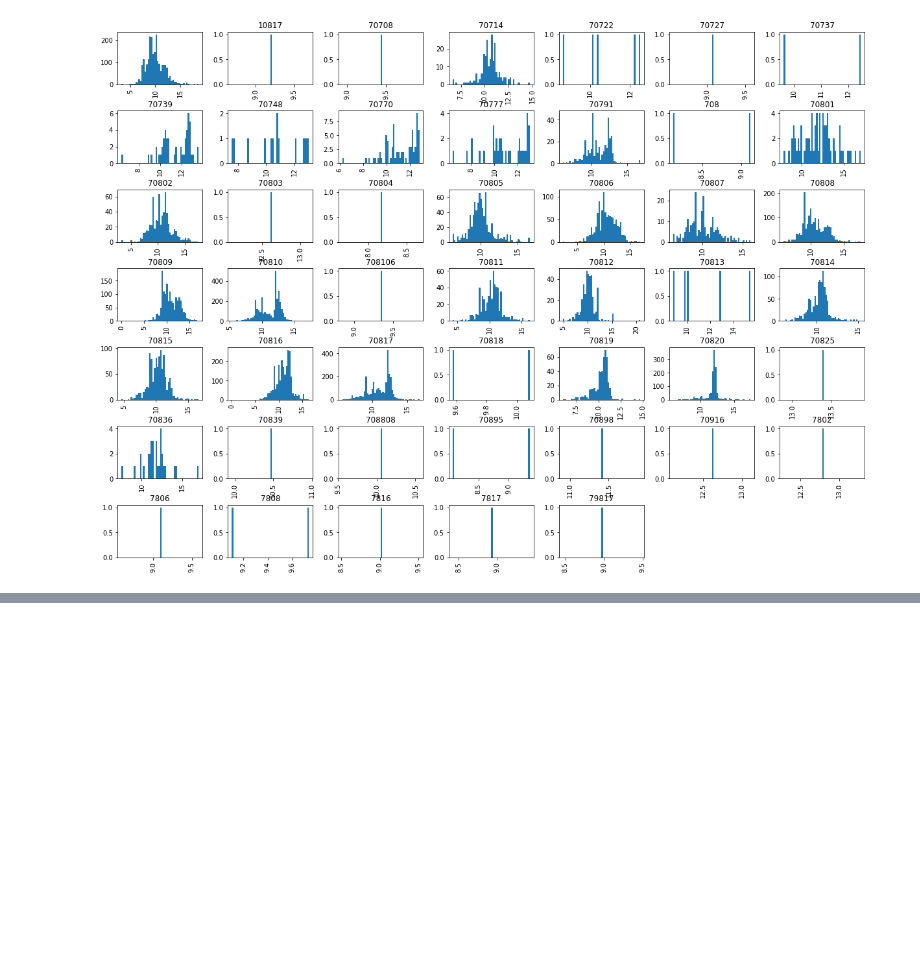
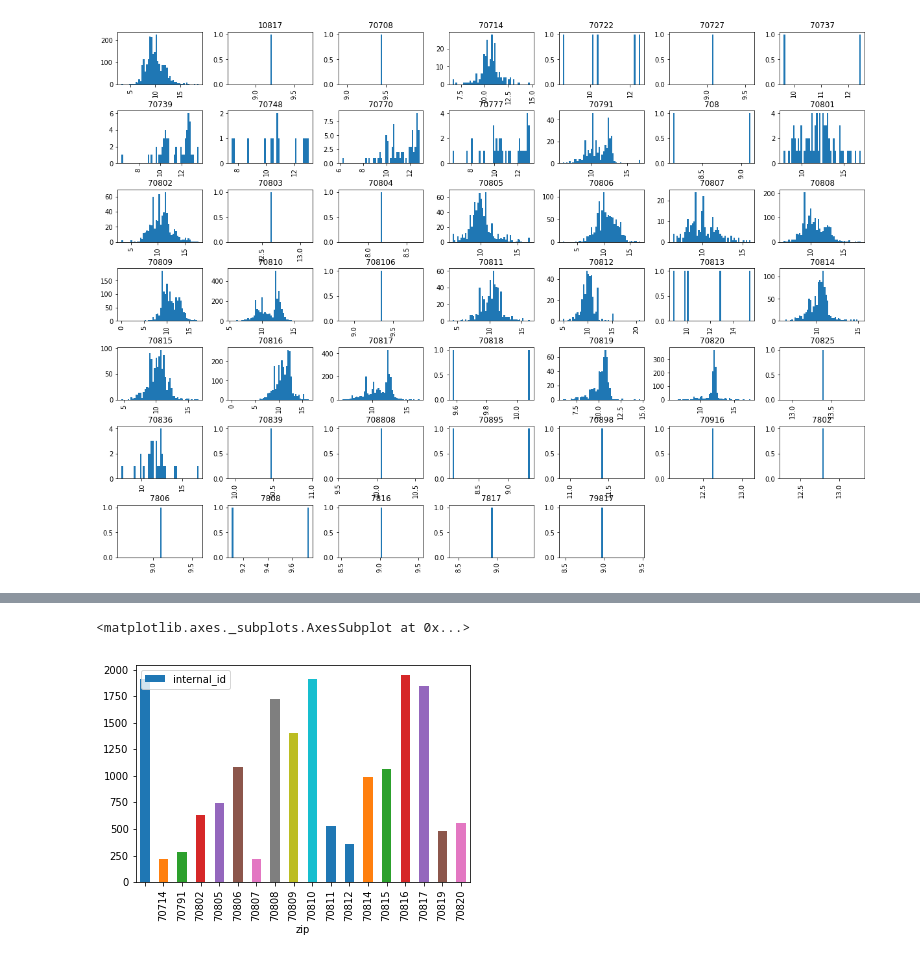
Before and after one commit to meaningfromdata/RealEstateAnalysis, a Jupyter notebook: RealEstateAnalysis.ipynb, the cells around one changed output, grey strips where cells are left out. Cells and saved outputs as stored; diff of their text form; code cells hidden in the pictures; blank space fills up the shorter version.

```diff
--- a/RealEstateAnalysis.ipynb
+++ b/RealEstateAnalysis.ipynb
@@ -72,0 +74,9 @@ df.plot(kind="scatter", x=1, y=0)
+# %%
+it = data.process(geolocation=parseGeo) \
+         .process(project_value=lambda x : np.log(parseMoney(x))) \
+         .where(state="LA") \
+         .where(lambda x: parseGeo(x['geolocation']) is not None) \
+         .where(lambda x: parseMoney(x ['project_value']) > 0) \
+         .load()
+df2 = pandas.DataFrame([item for item in it])
+df2.describe()
@@ -72,0 +93,10 @@ df.plot(kind="scatter", x=1, y=0)
+# %%
+newDf = df2.groupby('zip') \
+           .agg('count') \
+           .reset_index() \
+           .iloc[:, 0:2] \
+
+newDf[newDf["internal_id"] > 100].plot.bar(x="zip", y="internal_id")
+# %% [output]
+<matplotlib.axes._subplots.AxesSubplot at 0x...>
+[figure, added]
```
Also changed, not shown: parts of 4 cells of this notebook, 5 other files.
